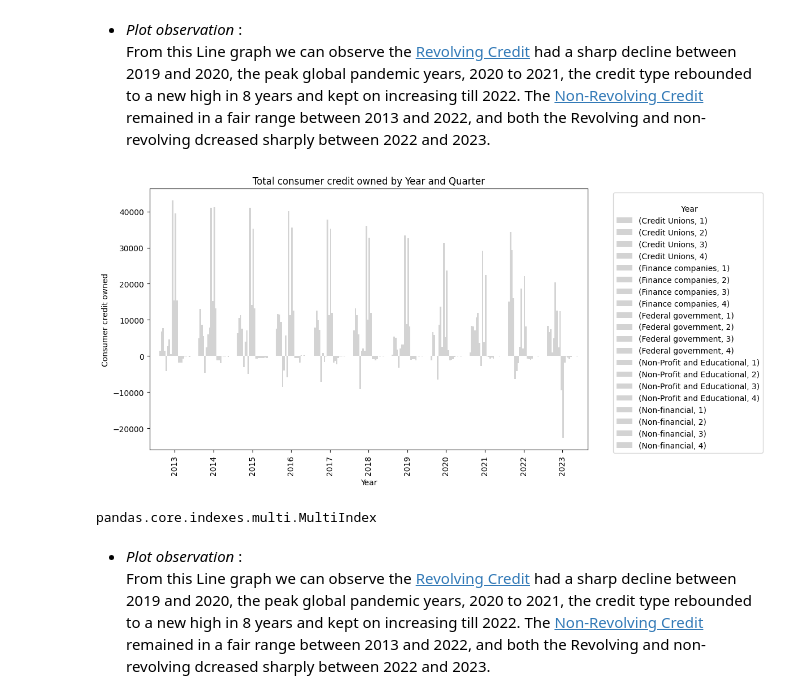
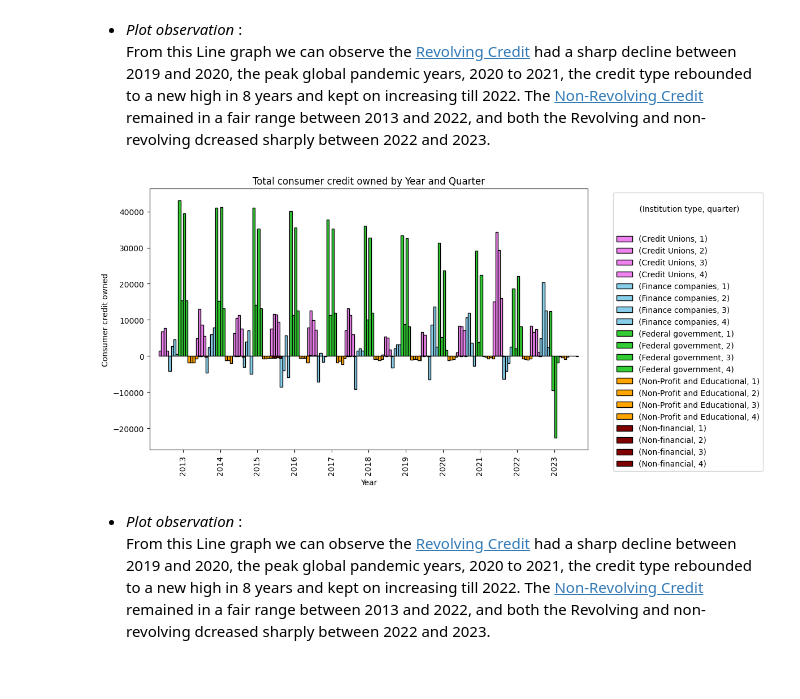
Before and after one commit to S3Stan/Federal_Reserve_Analytics, a Jupyter notebook: ConsumerCredit_NB.ipynb, the cells around one changed output. Saved outputs shown, nothing was run; the diff lists cells and outputs as text; code cells hidden in the pictures.

Commit message:
1. Updates to the pivot data plot

```diff
--- a/ConsumerCredit_NB.ipynb
+++ b/ConsumerCredit_NB.ipynb
@@ -210,74 +210,56 @@ importLibrary.plt.grid(True, linestyle='--', linewidth=0.5, which='both') # plot
 
 - _Plot observation_ : <br> From this Line graph we can observe the [Revolving Credit](#Dictionary) had a sharp decline between 2019 and 2020, the peak global pandemic years, 2020 to 2021, the credit type rebounded to a new high in 8 years and kept on increasing till 2022. The [Non-Revolving Credit](#Dictionary) remained in a fair range between 2013 and 2022, and both the Revolving and non- revolving dcreased sharply between 2022 and 2023.
 # %%
-#Seasonality plot
-
+# Seasonality plot -
 pivot_data_pvg= quarter_grouped_data.pivot(index='Year', columns='Quarter', values=['Credit Unions', 'Finance companies', 'Federal government', 'Non-Profit and Educational', 'Non-financial'])
 
 # Plotting
 fig, ax = importLibrary.plt.subplots(figsize=(10, 6))
 
-# colors = importLibrary.plt.cm.get_cmap('Set3', len(pivot_data.columns)) # set colors by owner of consumer credit
+# Plot each column with the same color
+credit_owner_color_index = {
+    "(Credit Unions, 1)": 'violet',
+    "(Credit Unions, 2)": 'violet',
+    "(Credit Unions, 3)": 'violet',
+    "(Credit Unions, 4)": 'violet',
+    "(Finance companies, 1)": 'skyblue',
+    "(Finance companies, 2)": 'skyblue',
+    "(Finance companies, 3)": 'skyblue',
+    "(Finance companies, 4)": 'skyblue',
+    "(Federal government, 1)": 'limegreen',
+    "(Federal government, 2)": 'limegreen',
+    "(Federal government, 3)": 'limegreen',
+    "(Federal government, 4)": 'limegreen',
+    "(Non-Profit and Educational, 1)": 'orange',
+    "(Non-Profit and Educational, 2)": 'orange',
+    "(Non-Profit and Educational, 3)": 'orange',
+    "(Non-Profit and Educational, 4)": 'orange',
+    "(Non-financial, 1)": 'maroon',
+    "(Non-financial, 2)": 'maroon',
+    "(Non-financial, 3)": 'maroon',
+    "(Non-financial, 4)": 'maroon',
+}
+credit_owner_color_cols = importLibrary.pd.Index(list(credit_owner_color_index.keys()))
 
-# Plot each column with the same color
-credit_Owner_color_index = {
-    "(Federal government, 1)": 'violet',
-    "(Federal government, 2)": 'violet',
-    "(Federal government, 3)": 'violet',
-    "(Federal government, 4)": 'violet',
-    "(Credit Unions, 1)": 'pink',
-    "(Credit Unions, 2)": 'pink',
-    "(Credit Unions, 3)": 'pink',
-    "(Credit Unions, 4)": 'pink',
-    "(Finance companies, 1)": 'yellow',
-    "(Finance companies, 2)": 'yellow',
-    "(Finance companies, 3)": 'yellow',
-    "(Finance companies, 4)": 'yellow',
-    "(Non-Profit and Educational, 1)": 'green',
-    "(Non-Profit and Educational, 2)": 'green',
-    "(Non-Profit and Educational, 3)": 'green',
-    "(Non-Profit and Educational, 4)": 'green',
-    "(Non-financial, 1)": 'orange',
-    "(Non-financial, 2)": 'orange',
-    "(Non-financial, 3)": 'orange',
-    "(Non-financial, 4)": 'orange',
-    2022: 'blue',
-    2023: 'green',
-    2024: 'red',
-}
-
-# Specify colors for certain columns
-colors_for_columns = {
-    2022: 'blue',
-    2023: 'green',
-    2024: 'red',
-}
 
 # Create a custom color map
-cmap = importLibrary.ColorMap([colors_for_columns.get(col, 'lightgray') for col in pivot_data_pvg.columns])
+cmap = importLibrary.ColorMap([credit_owner_color_index.get(col, 'lightgray') for col in credit_owner_color_cols])
 
 # Plotting
-#fig, ax = importLibrary.plt.subplots(figsize=(10, 6))
-
-pivot_data_pvg.plot(kind='bar', ax=ax, colormap=cmap, width=0.8)
+pivot_data_pvg.plot(kind='bar', ax=ax, colormap=cmap, width=1.3, edgecolor='black')
 
 # Add labels and title
 importLibrary.plt.xlabel('Year')
 importLibrary.plt.ylabel('Consumer credit owned')
 importLibrary.plt.title('Total consumer credit owned by Year and Quarter')
 
 # Add legend
-importLibrary.plt.legend(title='\n Year', bbox_to_anchor=(1.05, 1), loc='upper left')
+importLibrary.plt.legend(title='\n (Institution type, quarter)\n\n', bbox_to_anchor=(1.05, 1), loc='upper left')
 
 # Show the plot
 importLibrary.plt.show()
 # %% [output]
-[figure, old version]
+[figure, new version]
-# %%
-
-type(pivot_data_pvg.columns)
-# %% [output]
-pandas.core.indexes.multi.MultiIndex
 # %% [markdown]
 
 - _Plot observation_ : <br> From this Line graph we can observe the [Revolving Credit](#Dictionary) had a sharp decline between 2019 and 2020, the peak global pandemic years, 2020 to 2021, the credit type rebounded to a new high in 8 years and kept on increasing till 2022. The [Non-Revolving Credit](#Dictionary) remained in a fair range between 2013 and 2022, and both the Revolving and non- revolving dcreased sharply between 2022 and 2023.
```
Also changed, not shown: parts of 2 cells of this notebook.
